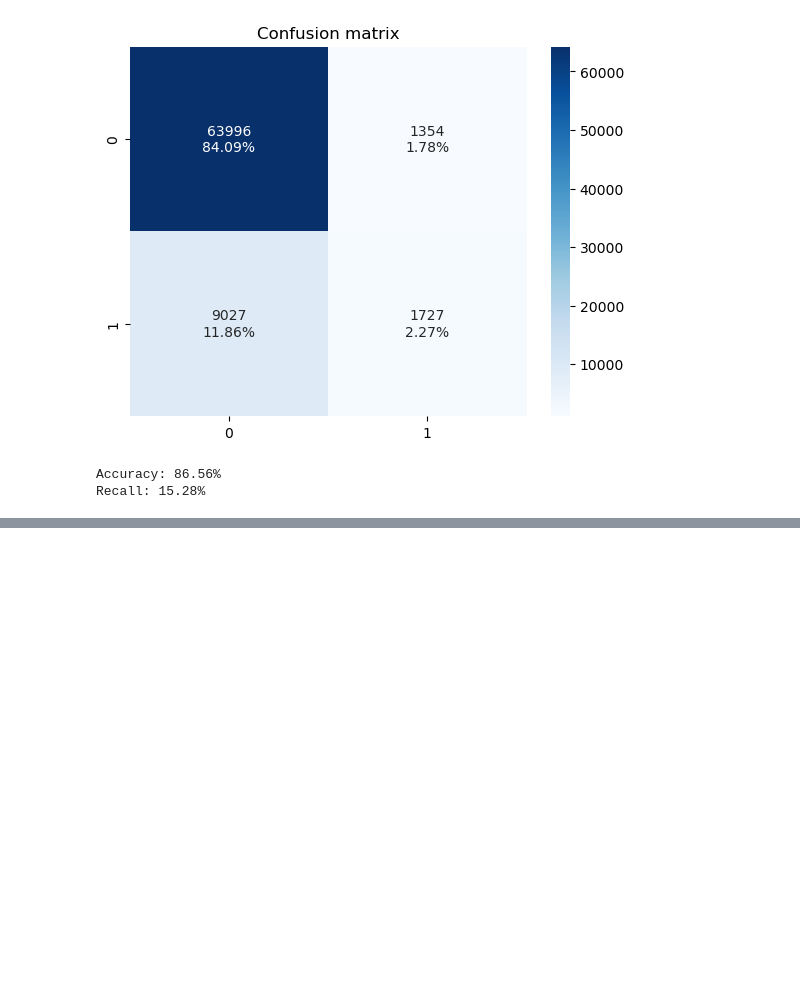
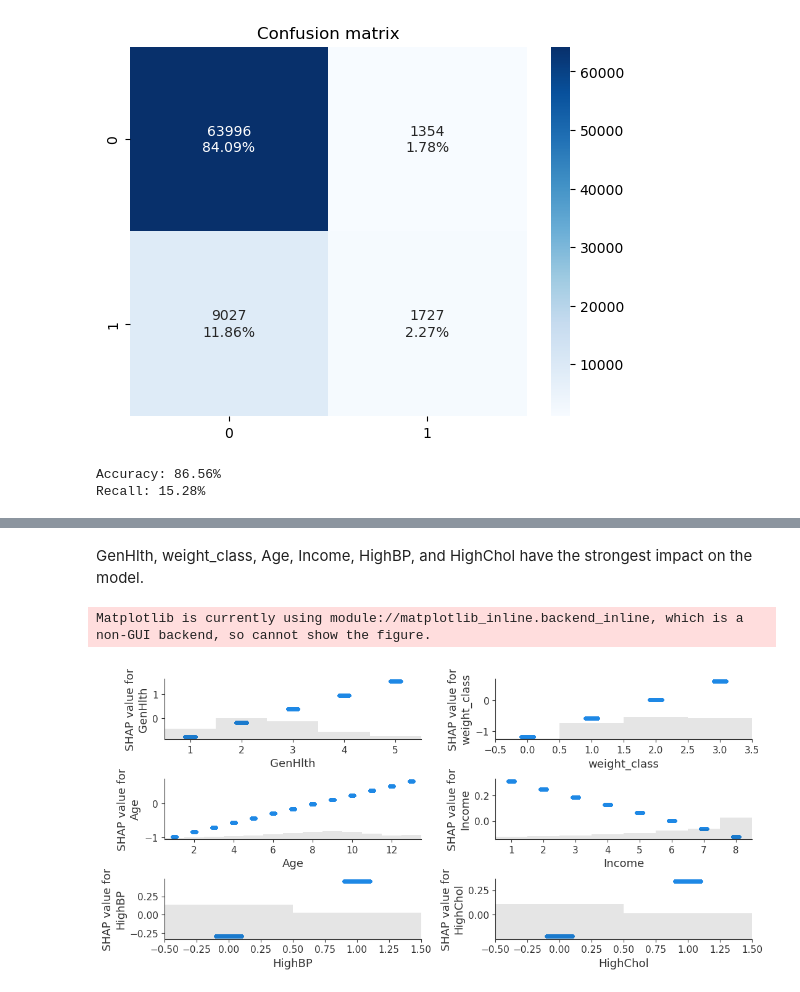
Before and after one commit to dylboth/Personal_Projects, a Jupyter notebook: Nutrition.ipynb, the cells around one changed output, grey strips where cells are left out. Saved outputs shown, nothing was run; the diff lists cells and outputs as text; code cells hidden in the pictures; blank space fills up the shorter version.

```diff
--- a/Nutrition.ipynb
+++ b/Nutrition.ipynb
@@ -388,0 +430,19 @@ Recall: 15.28%
+# %% [markdown]
+GenHlth, weight_class, Age, Income, HighBP, and HighChol have the strongest impact on the model.
+# %%
+cols = ['GenHlth', 'weight_class', 'Age', 'Income', 'HighBP', 'HighChol']
+
+fig, ax = plt.subplots(3, 2, figsize=(11,5))
+ax = ax.ravel()
+
+i = 0
+for col in cols:
+    shap.plots.scatter(shap_values[:,f'{col}'], ax=ax[i], show=False)
+    i += 1
+
+
+fig.tight_layout()
+fig.show()
+# %% [output]
+Matplotlib is currently using module://matplotlib_inline.backend_inline, which is a non-GUI backend, so cannot show the figure.
+[figure, added]
```
Also changed, not shown: parts of 8 cells of this notebook.
